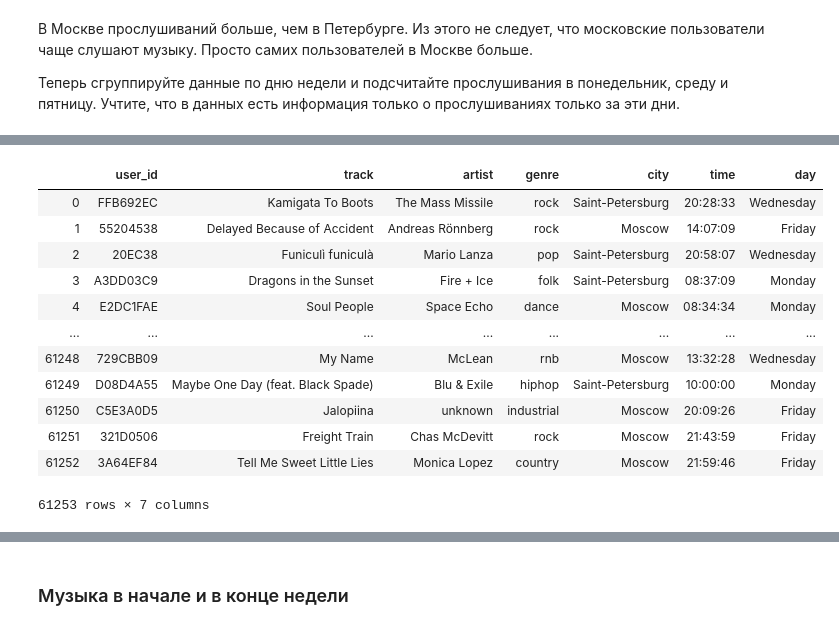
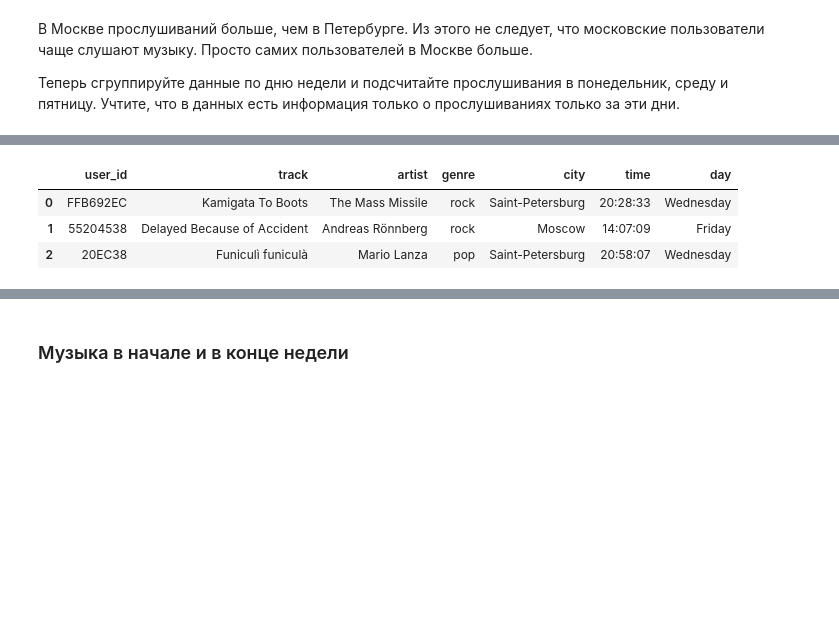
Before and after one commit to mangustik228/project_ds_1, a Jupyter notebook: project1.ipynb, the cells around one changed output, grey strips where cells are left out. Drawn from its saved outputs; the diff is of its cells as text; code cells hidden in the pictures; blank space fills up the shorter version.

```diff
--- a/project1.ipynb
+++ b/project1.ipynb
@@ -82,4 +29,8 @@ import pandas as pd
 # %%
+# импорт библиотеки pandas
+import pandas as pd
 # чтение файла с данными и сохранение в df
 # df = pd.read_csv('C:\Bacek\DS\project_1\yandex_music_project.csv')
-df = pd.read_csv('/datasets/yandex_music_project.csv')
+df = pd.read_csv('yandex_music_project.csv')
+# получение первых 10 строк таблицы df
+df.head(2)
@@ -103,6 +41,6 @@ df.head(10)
 # %%
-# df.pop('Unnamed: 0') #Удаление лишнего столбца
-df.head(10)
+df.pop('Unnamed: 0') #Удаление лишнего столбца
+df.head(2)
 # %% [output]
 |  | userID | Track | artist | genre | City | time | Day |
 | 0 | FFB692EC | Kamigata To Boots | The Mass Missile | rock | Saint-Petersburg | 20:28:33 | Wednesday |
@@ -539,16 +253,7 @@ Name: track, dtype: int64
 # %%
-df
+df.head(3)
 # %% [output]
 |  | user_id | track | artist | genre | city | time | day |
 | 0 | FFB692EC | Kamigata To Boots | The Mass Missile | rock | Saint-Petersburg | 20:28:33 | Wednesday |
 | 1 | 55204538 | Delayed Because of Accident | Andreas Rönnberg | rock | Moscow | 14:07:09 | Friday |
 | 2 | 20EC38 | Funiculì funiculà | Mario Lanza | pop | Saint-Petersburg | 20:58:07 | Wednesday |
-| 3 | A3DD03C9 | Dragons in the Sunset | Fire + Ice | folk | Saint-Petersburg | 08:37:09 | Monday |
-| 4 | E2DC1FAE | Soul People | Space Echo | dance | Moscow | 08:34:34 | Monday |
-| ... | ... | ... | ... | ... | ... | ... | ... |
-| 61248 | 729CBB09 | My Name | McLean | rnb | Moscow | 13:32:28 | Wednesday |
-| 61249 | D08D4A55 | Maybe One Day (feat. Black Spade) | Blu & Exile | hiphop | Saint-Petersburg | 10:00:00 | Monday |
-| 61250 | C5E3A0D5 | Jalopiina | unknown | industrial | Moscow | 20:09:26 | Friday |
-| 61251 | 321D0506 | Freight Train | Chas McDevitt | rock | Moscow | 21:43:59 | Friday |
-| 61252 | 3A64EF84 | Tell Me Sweet Little Lies | Monica Lopez | country | Moscow | 21:59:46 | Friday |
-61253 rows × 7 columns
```
Also changed, not shown: parts of 89 cells of this notebook, 1 other file.
